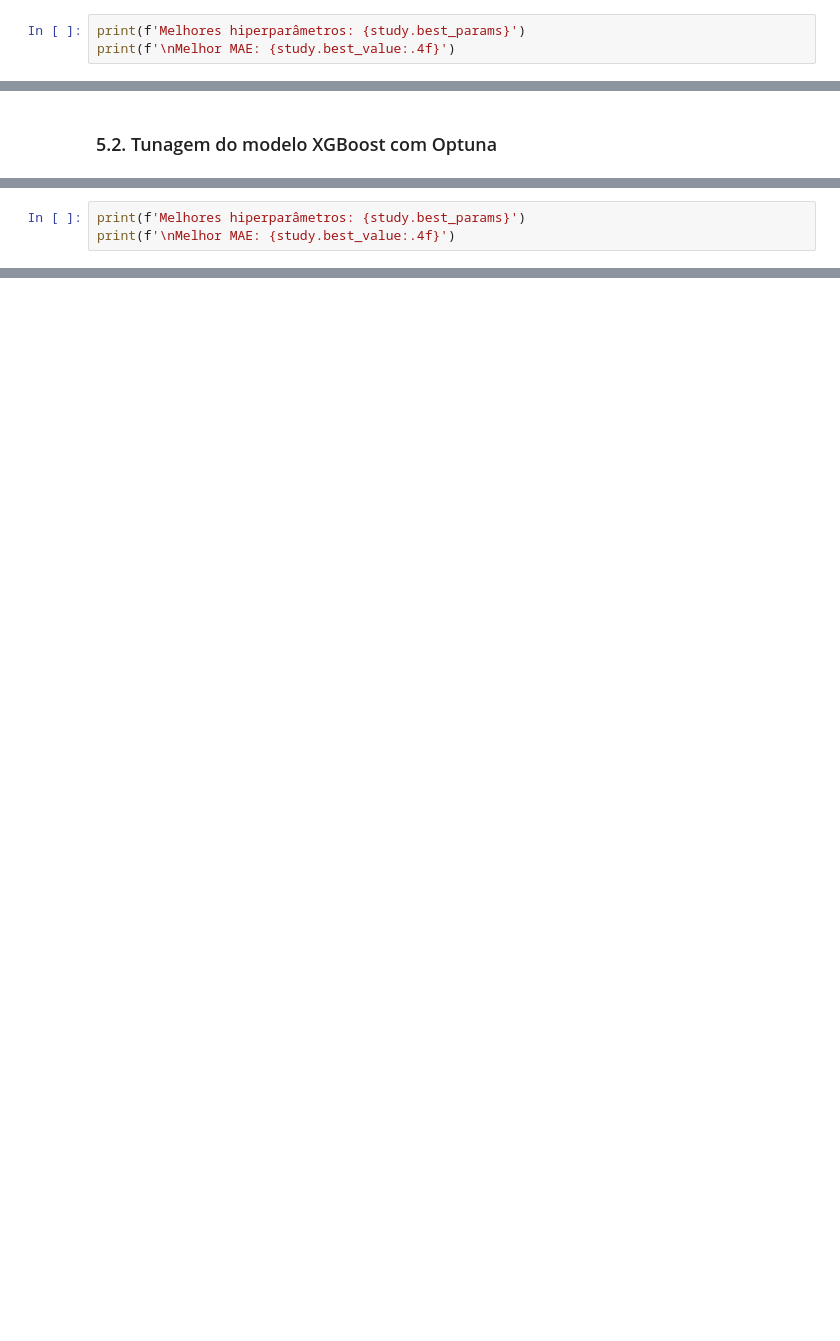
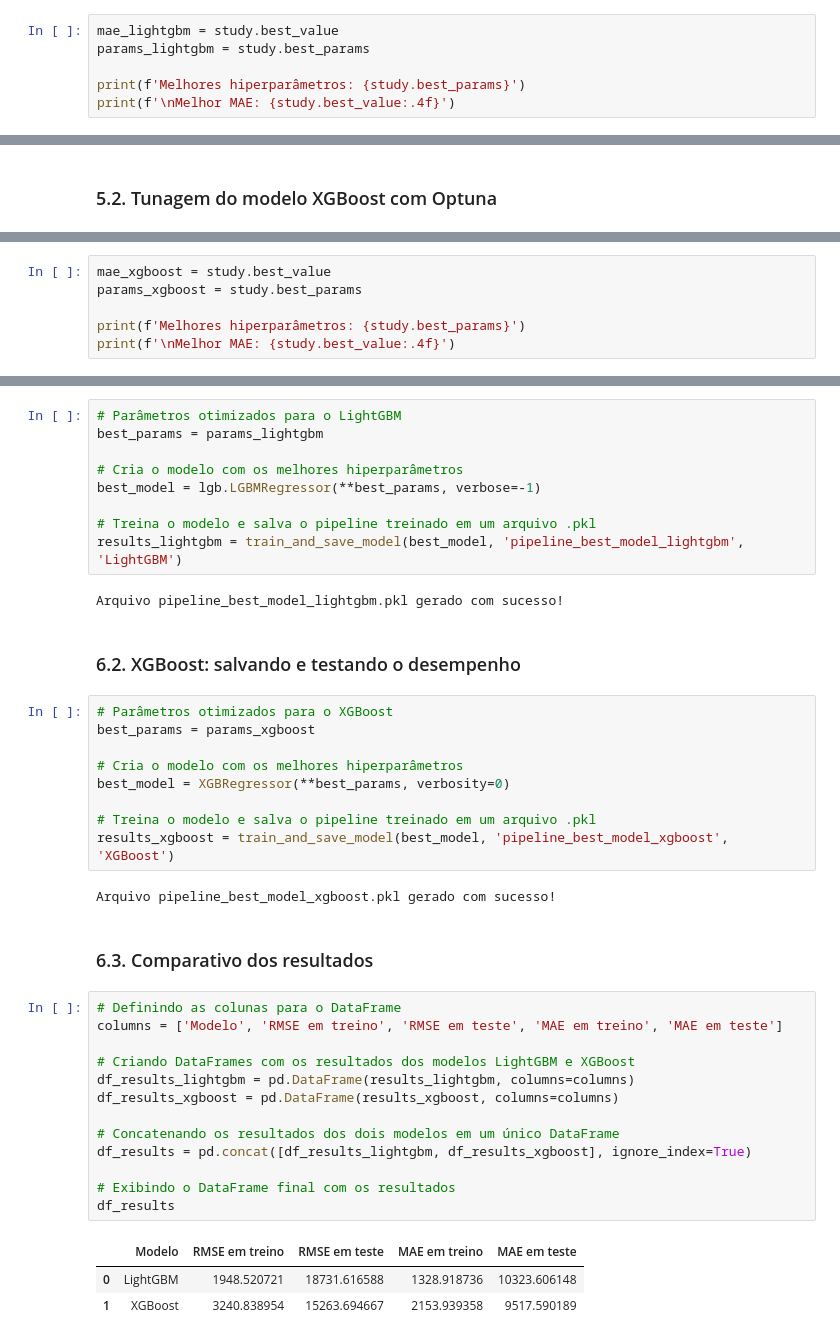
Before and after one commit to emso-exe/Previsao_de_demandas_de_drogarias, a Jupyter notebook: 003_modelagem_preditiva.ipynb, the cells around one changed output, grey strips where cells are left out. Saved outputs shown, nothing was run; the diff lists cells and outputs as text; blank space fills up the shorter version.

Commit message:
feat: Tunagem de hiperparâmetros do LightGBM e XGBoost com Optuna, salvando os arquivos pkl dos modelos e gerando treinamento nos conjuntos train e test.

```diff
--- a/003_modelagem_preditiva.ipynb
+++ b/003_modelagem_preditiva.ipynb
@@ -405,3 +527,6 @@ study.optimize(objective, n_trials=75)
 # %%
+mae_lightgbm = study.best_value
+params_lightgbm = study.best_params
+
 print(f'Melhores hiperparâmetros: {study.best_params}')
 print(f'\nMelhor MAE: {study.best_value:.4f}')
@@ -477,3 +621,6 @@ study.optimize(objective, n_trials=75)
 # %%
+mae_xgboost = study.best_value
+params_xgboost = study.best_params
+
 print(f'Melhores hiperparâmetros: {study.best_params}')
 print(f'\nMelhor MAE: {study.best_value:.4f}')
@@ -482,0 +684,43 @@ df_best_params_01
+# %%
+# Parâmetros otimizados para o LightGBM
+best_params = params_lightgbm
+
+# Cria o modelo com os melhores hiperparâmetros
+best_model = lgb.LGBMRegressor(**best_params, verbose=-1)
+
+# Treina o modelo e salva o pipeline treinado em um arquivo .pkl
+results_lightgbm = train_and_save_model(best_model, 'pipeline_best_model_lightgbm', 'LightGBM')
+# %% [output]
+Arquivo pipeline_best_model_lightgbm.pkl gerado com sucesso!
+# %% [markdown]
+### 6.2. XGBoost: salvando e testando o desempenho
+# %%
+# Parâmetros otimizados para o XGBoost
+best_params = params_xgboost
+
+# Cria o modelo com os melhores hiperparâmetros
+best_model = XGBRegressor(**best_params, verbosity=0)
+
+# Treina o modelo e salva o pipeline treinado em um arquivo .pkl
+results_xgboost = train_and_save_model(best_model, 'pipeline_best_model_xgboost', 'XGBoost')
+# %% [output]
+Arquivo pipeline_best_model_xgboost.pkl gerado com sucesso!
+# %% [markdown]
+### 6.3. Comparativo dos resultados
+# %%
+# Definindo as colunas para o DataFrame
+columns = ['Modelo', 'RMSE em treino', 'RMSE em teste', 'MAE em treino', 'MAE em teste']
+
+# Criando DataFrames com os resultados dos modelos LightGBM e XGBoost
+df_results_lightgbm = pd.DataFrame(results_lightgbm, columns=columns)
+df_results_xgboost = pd.DataFrame(results_xgboost, columns=columns)
+
+# Concatenando os resultados dos dois modelos em um único DataFrame
+df_results = pd.concat([df_results_lightgbm, df_results_xgboost], ignore_index=True)
+
+# Exibindo o DataFrame final com os resultados
+df_results
+# %% [output]
+|  | Modelo | RMSE em treino | RMSE em teste | MAE em treino | MAE em teste |
+| 0 | LightGBM | 1948.520721 | 18731.616588 | 1328.918736 | 10323.606148 |
+| 1 | XGBoost | 3240.838954 | 15263.694667 | 2153.939358 | 9517.590189 |
```
Also changed, not shown: parts of 25 cells of this notebook.
